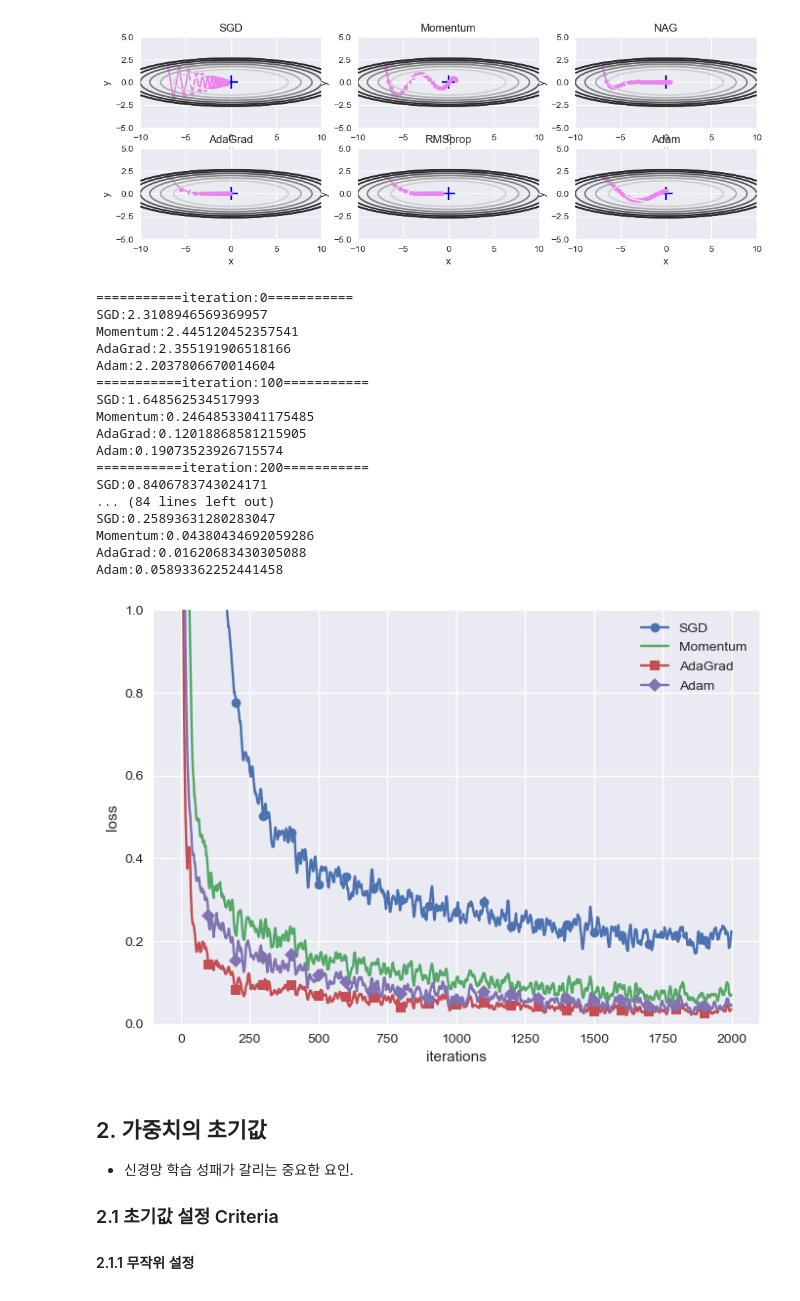
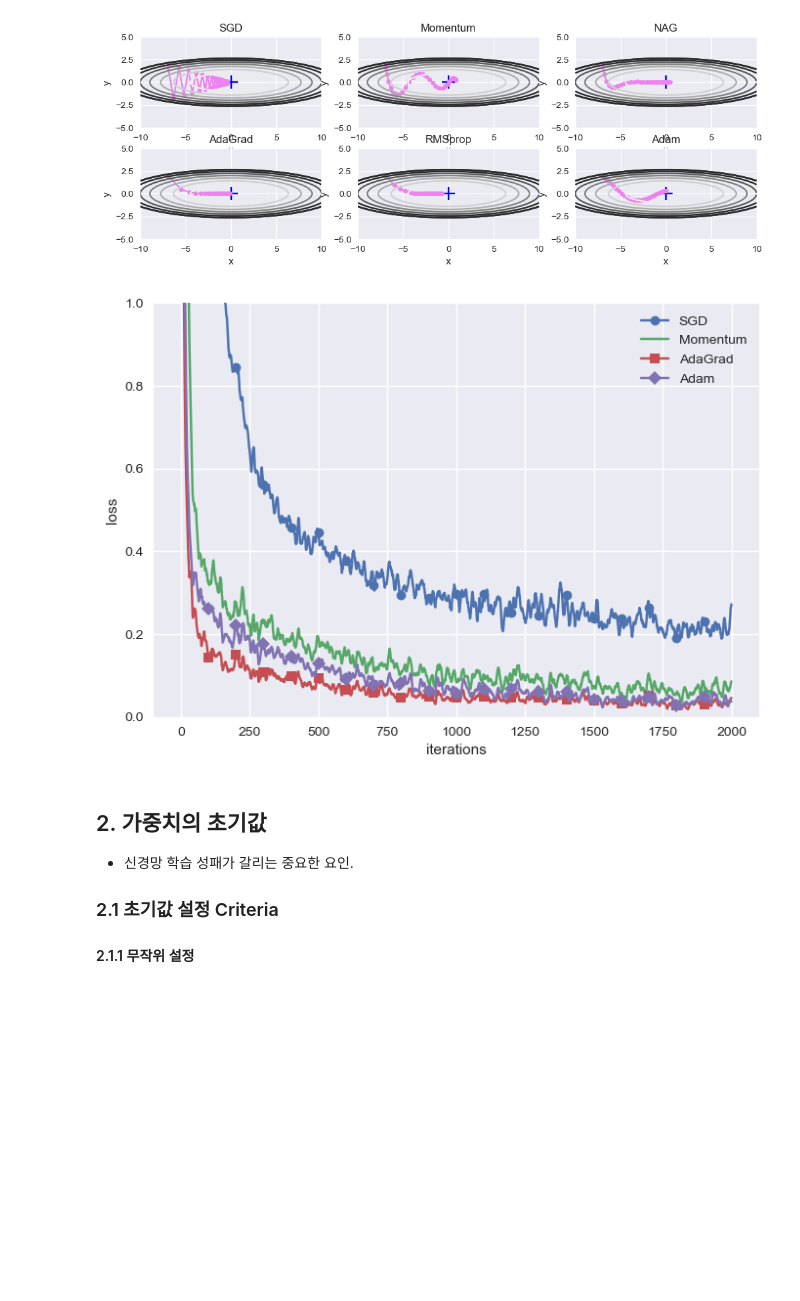
Before and after one commit to PhyCosmos/docs, a Jupyter notebook: ch6.ipynb, the cells around one changed output. Cells and saved outputs as stored; diff of their text form; code cells hidden in the pictures; blank space fills up the shorter version.

```diff
--- a/ch6.ipynb
+++ b/ch6.ipynb
@@ -449,17 +458,6 @@ plt.show()
 # %% [output]
 [figure]
 # %%
-# coding: utf-8
-import os
-import sys
-sys.path.append(os.pardir)  # 부모 디렉터리의 파일을 가져올 수 있도록 설정
-import matplotlib.pyplot as plt
-from dataset.mnist import load_mnist
-from common.util import smooth_curve
-from common.multi_layer_net import MultiLayerNet
-from common.optimizer import *
-
-
 # 0. MNIST 데이터 읽기==========
 (x_train, t_train), (x_test, t_test) = load_mnist(normalize=True)
 
@@ -486,54 +484,37 @@ for key in optimizers.keys():
 
 
 # 2. 훈련 시작==========
 for i in range(max_iterations):
     batch_mask = np.random.choice(train_size, batch_size)
     x_batch = x_train[batch_mask]
     t_batch = t_train[batch_mask]
 
     for key in optimizers.keys():
         grads = networks[key].gradient(x_batch, t_batch)
         optimizers[key].update(networks[key].params, grads)
 
         loss = networks[key].loss(x_batch, t_batch)
         train_loss[key].append(loss)
 
-    if i % 100 == 0:
-        print( "===========" + "iteration:" + str(i) + "===========")
+    if i % 1000 == 0:
+        # print( "===========" + "iteration:" + str(i) + "===========")
         for key in optimizers.keys():
             loss = networks[key].loss(x_batch, t_batch)
-            print(key + ":" + str(loss))
+            # print(key + ":" + str(loss))
 
 
 # 3. 그래프 그리기==========
 markers = {"SGD": "o", "Momentum": "x", "AdaGrad": "s", "Adam": "D"}
 x = np.arange(max_iterations)
 for key in optimizers.keys():
     plt.plot(x, smooth_curve(train_loss[key]), marker=markers[key], markevery=100, label=key)
 plt.xlabel("iterations")
 plt.ylabel("loss")
 plt.ylim(0, 1)
 plt.legend()
 plt.show()
 # %% [output]
-===========iteration:0===========
-SGD:2.3108946569369957
-Momentum:2.445120452357541
-AdaGrad:2.355191906518166
-Adam:2.2037806670014604
-===========iteration:100===========
-SGD:1.648562534517993
-Momentum:0.24648533041175485
-AdaGrad:0.12018868581215905
-Adam:0.19073523926715574
-===========iteration:200===========
-SGD:0.8406783743024171
-... (84 lines left out)
-SGD:0.25893631280283047
-Momentum:0.04380434692059286
-AdaGrad:0.01620683430305088
-Adam:0.05893362252441458
-[figure, old version]
+[figure, new version]
 # %% [markdown]
 ## 2. 가중치의 초기값
 - 신경망 학습 성패가 갈리는 중요한 요인.
```
Also changed, not shown: parts of 20 cells of this notebook, 8 other files.
